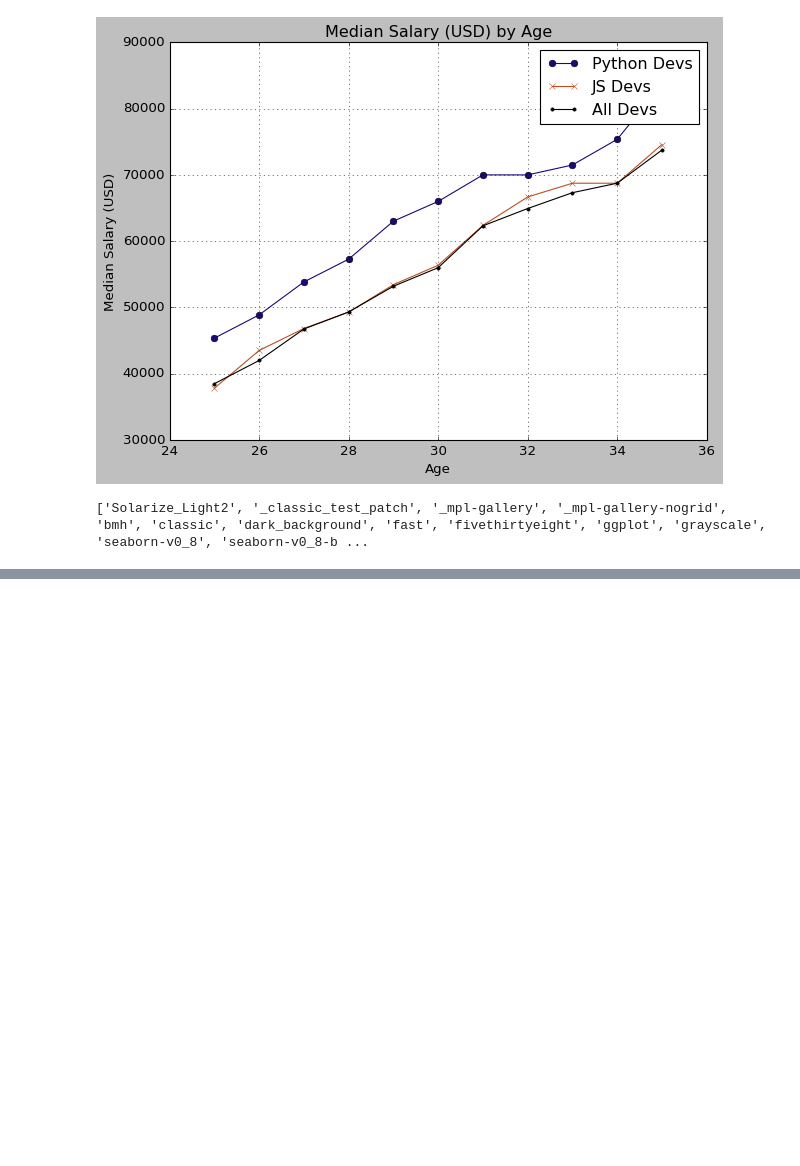
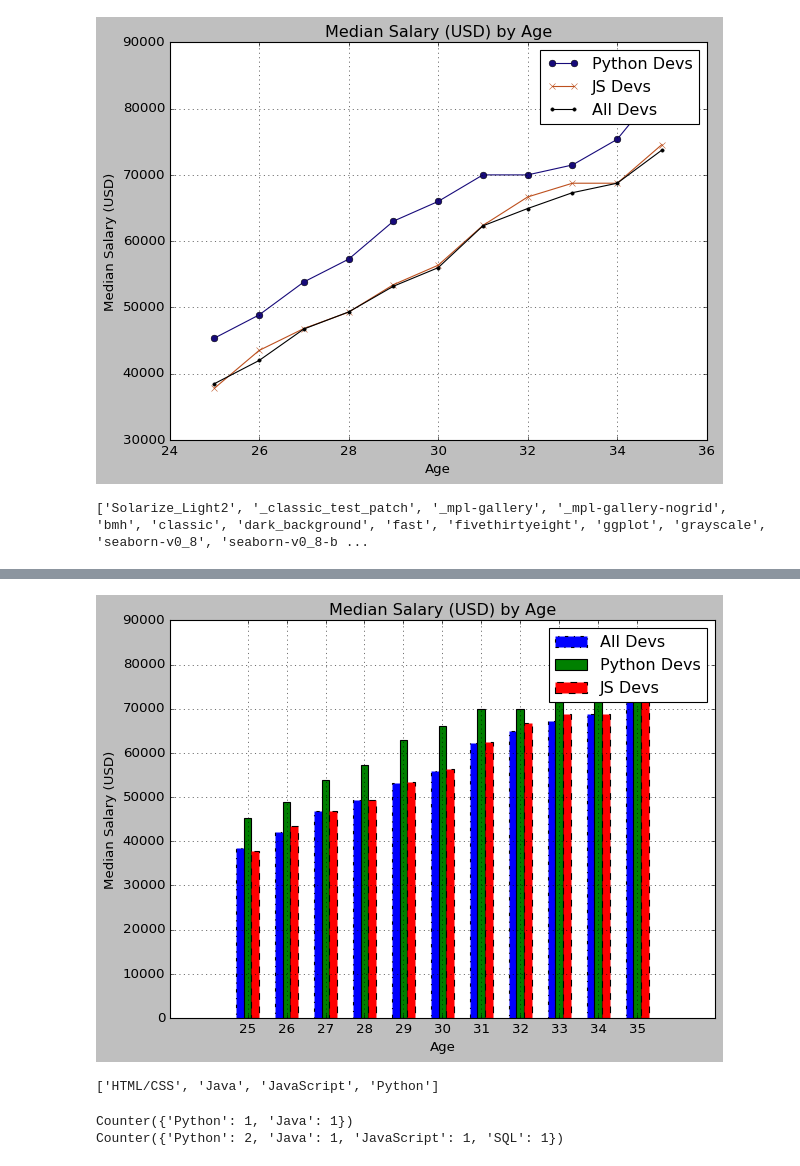
Before and after one commit to Jadaadhaari/PythonTutorial, a Jupyter notebook: matplotlib_tutorial.ipynb, the cells around one changed output, grey strips where cells are left out. Cells and saved outputs as stored; diff of their text form; code cells hidden in the pictures; blank space fills up the shorter version.

```diff
--- a/matplotlib_tutorial.ipynb
+++ b/matplotlib_tutorial.ipynb
@@ -34,0 +101,49 @@ print(plt.style.available)
+# %%
+from matplotlib import pyplot as plt
+import numpy as np
+plt.style.use("classic")
+# Median Developer Salaries by Age
+ages_x = [25, 26, 27, 28, 29, 30, 31, 32, 33, 34, 35]
+dev_y = [38496, 42000, 46752, 49320, 53200, 56000, 62316, 64928, 67317, 68748, 73752]
+py_dev_y = [45372, 48876, 53850, 57287, 63016, 65998, 70003, 70000, 71496, 75370, 83640]
+js_dev_y = [37810, 43515, 46823, 49293, 53437, 56373, 62375, 66674, 68745, 68746, 74583]
+
+x_indexes = np.arange(len(ages_x))
+width = 0.2
+
+x_label = "Age"
+y_label = "Median Salary (USD)"
+plt_title = "Median Salary (USD) by Age"
+
+plt.bar(x_indexes - width, dev_y, width=width, linestyle="-.", label="All Devs")
+plt.bar(x_indexes, py_dev_y, width=width, linestyle="-", label="Python Devs")
+plt.bar(x_indexes + width, js_dev_y, width=width, linestyle="--", label="JS Devs")
+
+plt.xticks(ticks=x_indexes, labels=ages_x)
+plt.xlabel(x_label)
+plt.ylabel(y_label)
+plt.title(plt_title)
+plt.legend()
+plt.grid(True)
+plt.tight_layout()
+plt.show()
+# %% [output]
+[figure, added]
+# %%
+import csv
+
+with open("sample_data/data.csv") as csv_file:
+    csv_reader = csv.DictReader(csv_file)
+    row = next(csv_reader)
+    print(row["LanguagesWorkedWith"].split(";"))
+# %% [output]
+['HTML/CSS', 'Java', 'JavaScript', 'Python']
+# %%
+from collections import Counter
+c = Counter(["Python", "Java"])
+print(c)
+c.update(["JavaScript", "SQL", "Python"])
+print(c)
+# %% [output]
+Counter({'Python': 1, 'Java': 1})
+Counter({'Python': 2, 'Java': 1, 'JavaScript': 1, 'SQL': 1})
```
Also changed, not shown: parts of 7 cells of this notebook.
